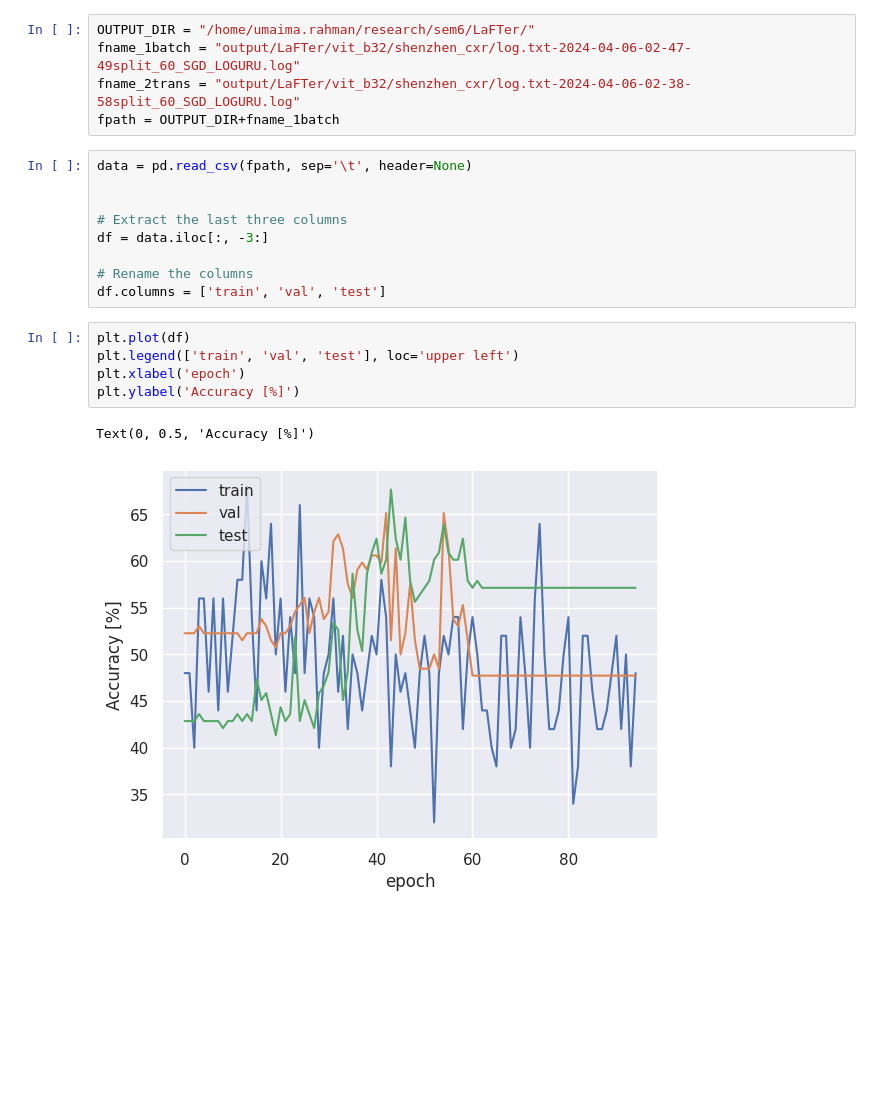
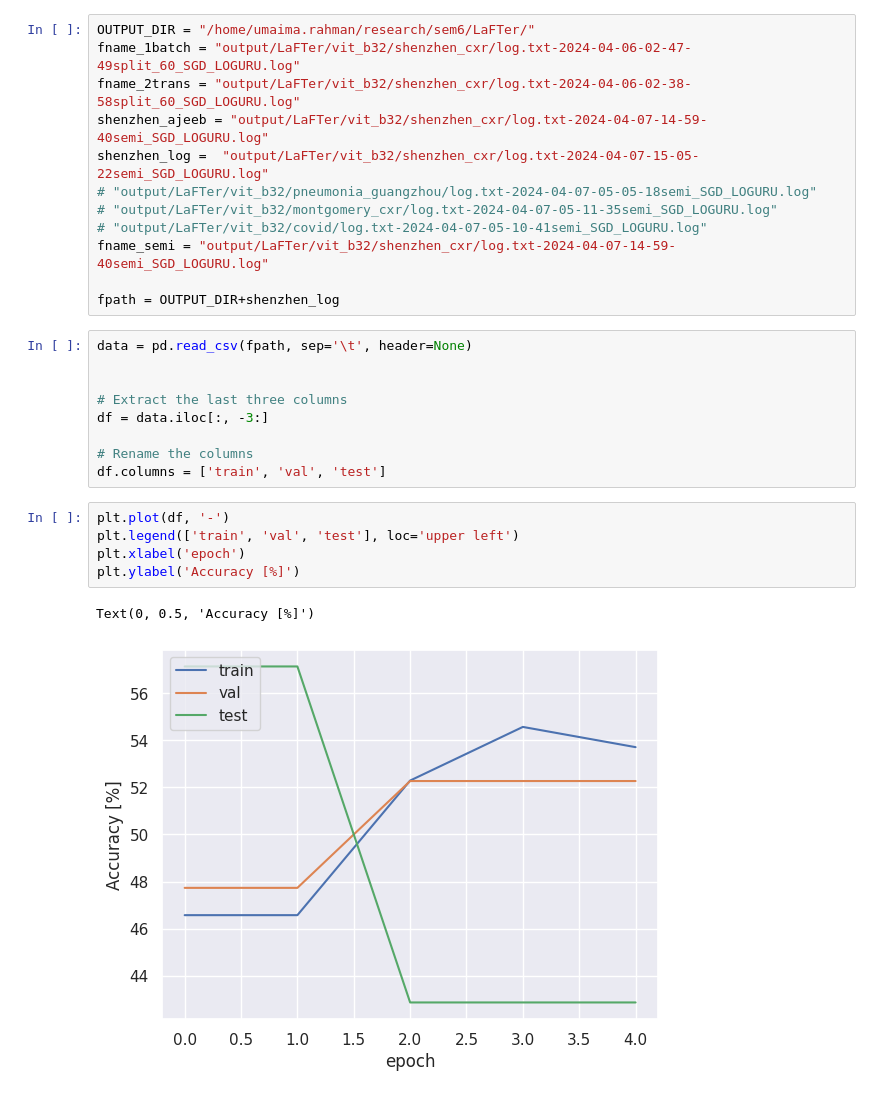
Before and after one commit to rumaima/meduna, a Jupyter notebook: plot_graphs.ipynb, the cells around one changed output. Drawn from its saved outputs; the diff is of its cells as text; blank space fills up the shorter version.

```diff
--- a/plot_graphs.ipynb
+++ b/plot_graphs.ipynb
@@ -8,7 +8,14 @@ sns.set_theme()
 OUTPUT_DIR = "/home/umaima.rahman/research/sem6/LaFTer/"
 fname_1batch = "output/LaFTer/vit_b32/shenzhen_cxr/log.txt-2024-04-06-02-47-49split_60_SGD_LOGURU.log"
 fname_2trans = "output/LaFTer/vit_b32/shenzhen_cxr/log.txt-2024-04-06-02-38-58split_60_SGD_LOGURU.log"
-fpath = OUTPUT_DIR+fname_1batch
+shenzhen_ajeeb = "output/LaFTer/vit_b32/shenzhen_cxr/log.txt-2024-04-07-14-59-40semi_SGD_LOGURU.log"
+shenzhen_log =  "output/LaFTer/vit_b32/shenzhen_cxr/log.txt-2024-04-07-15-05-22semi_SGD_LOGURU.log"
+# "output/LaFTer/vit_b32/pneumonia_guangzhou/log.txt-2024-04-07-05-05-18semi_SGD_LOGURU.log"
+# "output/LaFTer/vit_b32/montgomery_cxr/log.txt-2024-04-07-05-11-35semi_SGD_LOGURU.log"
+# "output/LaFTer/vit_b32/covid/log.txt-2024-04-07-05-10-41semi_SGD_LOGURU.log"
+fname_semi = "output/LaFTer/vit_b32/shenzhen_cxr/log.txt-2024-04-07-14-59-40semi_SGD_LOGURU.log"
+
+fpath = OUTPUT_DIR+shenzhen_log
 # %%
 data = pd.read_csv(fpath, sep='\t', header=None)
 
@@ -19,10 +26,10 @@ df = data.iloc[:, -3:]
 # Rename the columns
 df.columns = ['train', 'val', 'test']
 # %%
-plt.plot(df)
+plt.plot(df, '-')
 plt.legend(['train', 'val', 'test'], loc='upper left')
 plt.xlabel('epoch')
 plt.ylabel('Accuracy [%]')
 # %% [output]
 Text(0, 0.5, 'Accuracy [%]')
-[figure, old version]
+[figure, new version]
```
Also changed, not shown: 4 other files.
